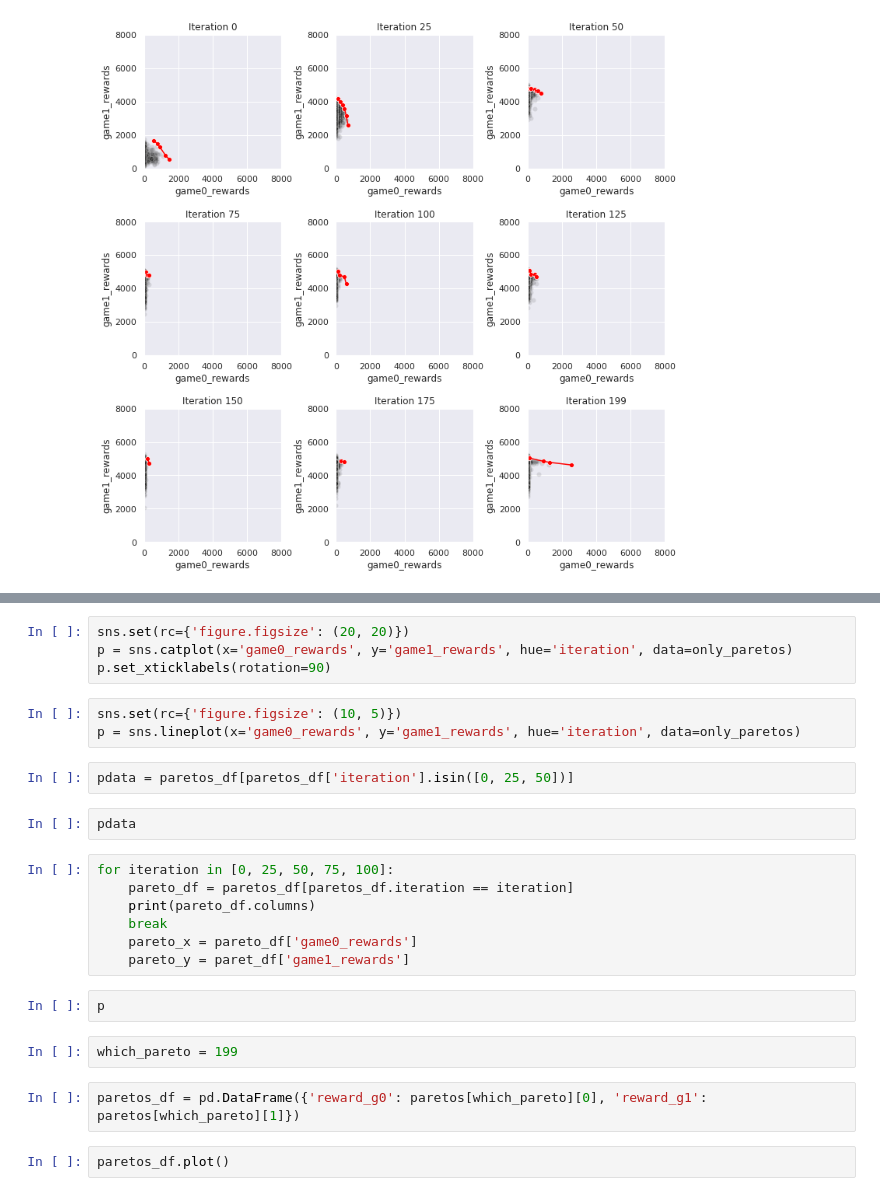
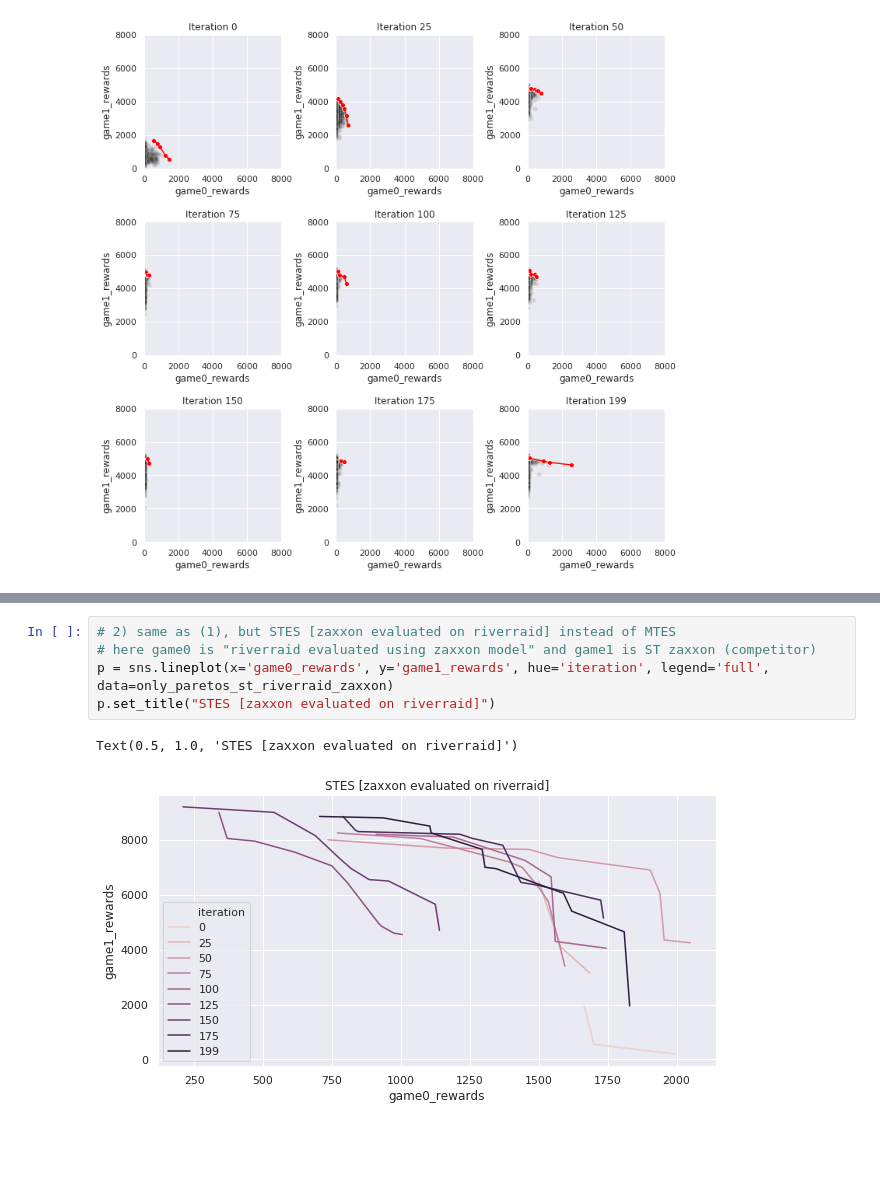
Before and after one commit to deyandyankov/research.mtne, a Jupyter notebook: gpu_implementation/analysis/all_plots.ipynb, the cells around one changed output, grey strips where cells are left out. Saved outputs shown, nothing was run; the diff lists cells and outputs as text; blank space fills up the shorter version.

```diff
--- a/gpu_implementation/analysis/all_plots.ipynb
+++ b/gpu_implementation/analysis/all_plots.ipynb
@@ -307,26 +301,8 @@ TypeError: set_title() missing 1 required positional argument: 'label'
-# %%
-sns.set(rc={'figure.figsize': (20, 20)})
-p = sns.catplot(x='game0_rewards', y='game1_rewards', hue='iteration', data=only_paretos)
-p.set_xticklabels(rotation=90)
-# %%
-sns.set(rc={'figure.figsize': (10, 5)})
-p = sns.lineplot(x='game0_rewards', y='game1_rewards', hue='iteration', data=only_paretos)
-# %%
-pdata = paretos_df[paretos_df['iteration'].isin([0, 25, 50])]
-# %%
-pdata
-# %%
-for iteration in [0, 25, 50, 75, 100]:
-    pareto_df = paretos_df[paretos_df.iteration == iteration]
-    print(pareto_df.columns)
-    break
-    pareto_x = pareto_df['game0_rewards']
-    pareto_y = paret_df['game1_rewards']
-# %%
-p
-# %%
-which_pareto = 199
-# %%
-paretos_df = pd.DataFrame({'reward_g0': paretos[which_pareto][0], 'reward_g1': paretos[which_pareto][1]})
-# %%
-paretos_df.plot()
+# %%
+# 2) same as (1), but STES [zaxxon evaluated on riverraid] instead of MTES
+# here game0 is "riverraid evaluated using zaxxon model" and game1 is ST zaxxon (competitor)
+p = sns.lineplot(x='game0_rewards', y='game1_rewards', hue='iteration', legend='full', data=only_paretos_st_riverraid_zaxxon)
+p.set_title("STES [zaxxon evaluated on riverraid]")
+# %% [output]
+Text(0.5, 1.0, 'STES [zaxxon evaluated on riverraid]')
+[figure, added]
```
Also changed, not shown: parts of 3 cells of this notebook.
